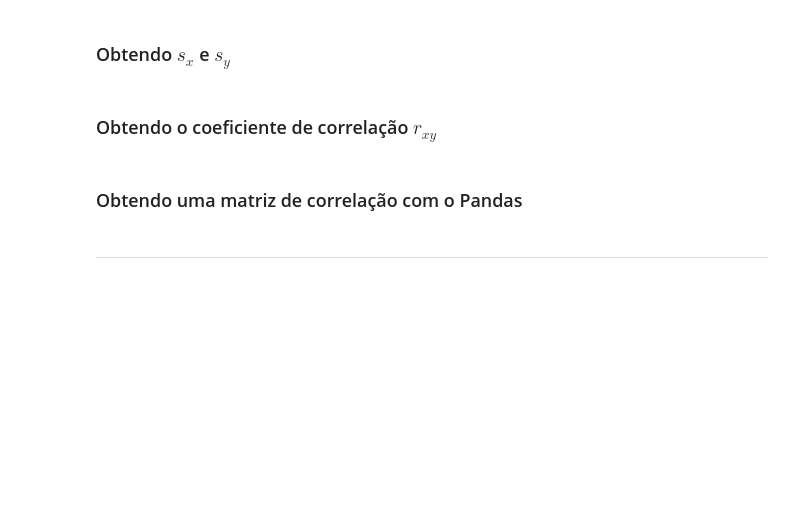
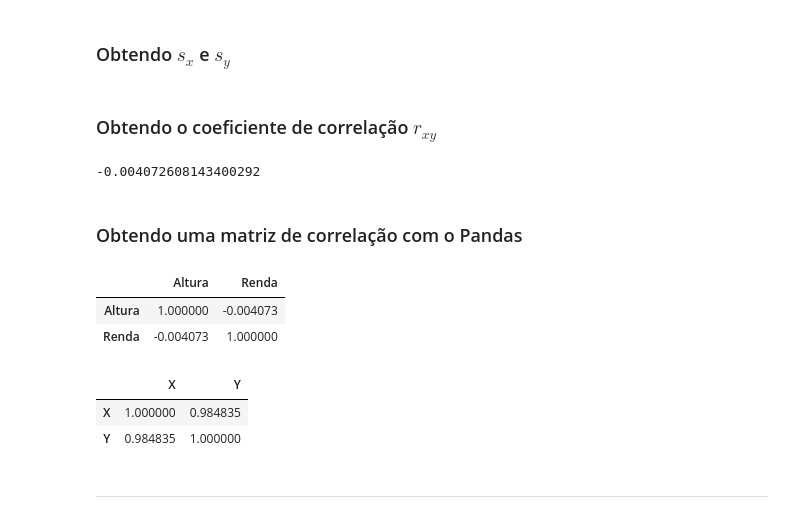
Before and after one commit to fcardosoo/Alura-012-Estatistica-com-Python-Correlacao-e-Regressao, a Jupyter notebook: Curso_de_Estatística_Parte_4.ipynb, the cells around one changed output. Drawn from its saved outputs; the diff is of its cells as text; code cells hidden in the pictures; blank space fills up the shorter version.

```diff
--- a/Curso_de_Estatística_Parte_4.ipynb
+++ b/Curso_de_Estatística_Parte_4.ipynb
@@ -417,7 +433,24 @@ $s_{x}$ e $s_{y}$ = desvios padrão amostrais de x e y, respectivamente
 # %% [markdown]
 ### Obtendo o coeficiente de correlação $r_{xy}$
+# %%
+r_xy = s_xy / (s_x * s_y)
+r_xy
+# %% [output]
+-0.004072608143400292
 # %% [markdown]
 ### Obtendo uma matriz de correlação com o Pandas
+# %%
+dados[['Altura', 'Renda']].corr()
+# %% [output]
+|  | Altura | Renda |
+| Altura | 1.000000 | -0.004073 |
+| Renda | -0.004073 | 1.000000 |
+# %%
+dataset[['X', 'Y']].corr()
+# %% [output]
+|  | X | Y |
+| X | 1.000000 | 0.984835 |
+| Y | 0.984835 | 1.000000 |
 # %% [markdown]
 ---
 # %% [markdown]
```
Also changed, not shown: parts of 5 cells of this notebook.
